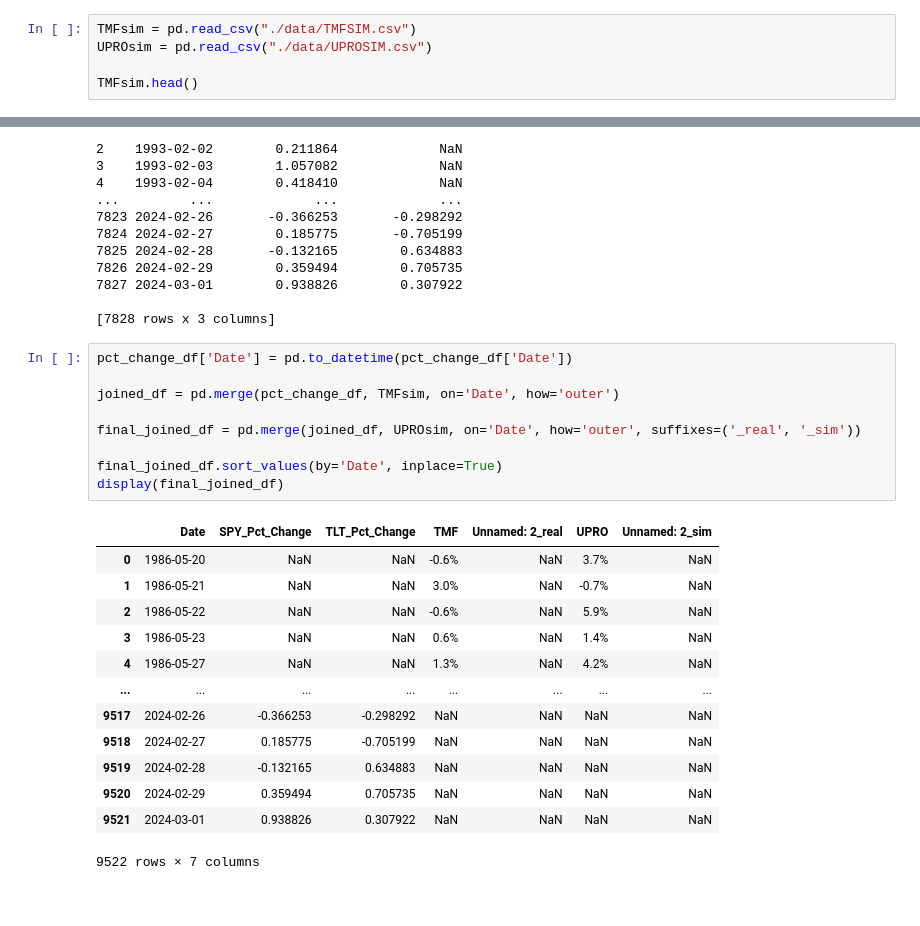
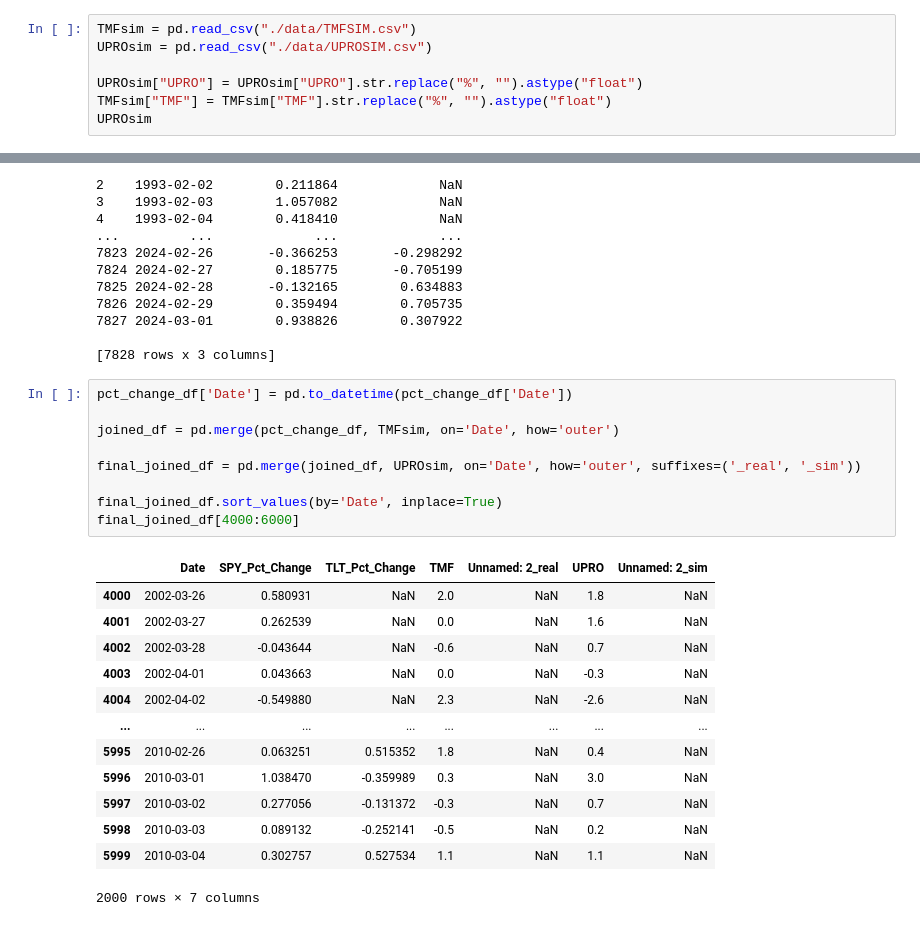
Before and after one commit to oTaira/BTBJ, a Jupyter notebook: BTBJ.ipynb, the cells around one changed output, grey strips where cells are left out. Cells and saved outputs as stored; diff of their text form.

```diff
--- a/BTBJ.ipynb
+++ b/BTBJ.ipynb
@@ -9,5 +9,7 @@ from pandas_datareader import data as pdr
 TMFsim = pd.read_csv("./data/TMFSIM.csv")
 UPROsim = pd.read_csv("./data/UPROSIM.csv")
 
-TMFsim.head()
+UPROsim["UPRO"] = UPROsim["UPRO"].str.replace("%", "").astype("float")
+TMFsim["TMF"] = TMFsim["TMF"].str.replace("%", "").astype("float")
+UPROsim
 # %% [output]
@@ -145,23 +154,23 @@ print(pct_change_df)
 # %%
 pct_change_df['Date'] = pd.to_datetime(pct_change_df['Date'])
 
 joined_df = pd.merge(pct_change_df, TMFsim, on='Date', how='outer')
 
 final_joined_df = pd.merge(joined_df, UPROsim, on='Date', how='outer', suffixes=('_real', '_sim'))
 
 final_joined_df.sort_values(by='Date', inplace=True)
-display(final_joined_df)
+final_joined_df[4000:6000]
 # %% [output]
 |  | Date | SPY_Pct_Change | TLT_Pct_Change | TMF | Unnamed: 2_real | UPRO | Unnamed: 2_sim |
-| 0 | 1986-05-20 | NaN | NaN | -0.6% | NaN | 3.7% | NaN |
-| 1 | 1986-05-21 | NaN | NaN | 3.0% | NaN | -0.7% | NaN |
-| 2 | 1986-05-22 | NaN | NaN | -0.6% | NaN | 5.9% | NaN |
-| 3 | 1986-05-23 | NaN | NaN | 0.6% | NaN | 1.4% | NaN |
-| 4 | 1986-05-27 | NaN | NaN | 1.3% | NaN | 4.2% | NaN |
+| 4000 | 2002-03-26 | 0.580931 | NaN | 2.0 | NaN | 1.8 | NaN |
+| 4001 | 2002-03-27 | 0.262539 | NaN | 0.0 | NaN | 1.6 | NaN |
+| 4002 | 2002-03-28 | -0.043644 | NaN | -0.6 | NaN | 0.7 | NaN |
+| 4003 | 2002-04-01 | 0.043663 | NaN | 0.0 | NaN | -0.3 | NaN |
+| 4004 | 2002-04-02 | -0.549880 | NaN | 2.3 | NaN | -2.6 | NaN |
 | ... | ... | ... | ... | ... | ... | ... | ... |
-| 9517 | 2024-02-26 | -0.366253 | -0.298292 | NaN | NaN | NaN | NaN |
-| 9518 | 2024-02-27 | 0.185775 | -0.705199 | NaN | NaN | NaN | NaN |
-| 9519 | 2024-02-28 | -0.132165 | 0.634883 | NaN | NaN | NaN | NaN |
-| 9520 | 2024-02-29 | 0.359494 | 0.705735 | NaN | NaN | NaN | NaN |
-| 9521 | 2024-03-01 | 0.938826 | 0.307922 | NaN | NaN | NaN | NaN |
+| 5995 | 2010-02-26 | 0.063251 | 0.515352 | 1.8 | NaN | 0.4 | NaN |
+| 5996 | 2010-03-01 | 1.038470 | -0.359989 | 0.3 | NaN | 3.0 | NaN |
+| 5997 | 2010-03-02 | 0.277056 | -0.131372 | -0.3 | NaN | 0.7 | NaN |
+| 5998 | 2010-03-03 | 0.089132 | -0.252141 | -0.5 | NaN | 0.2 | NaN |
+| 5999 | 2010-03-04 | 0.302757 | 0.527534 | 1.1 | NaN | 1.1 | NaN |
-9522 rows × 7 columns
+2000 rows × 7 columns
```
Also changed, not shown: parts of 5 cells of this notebook.
